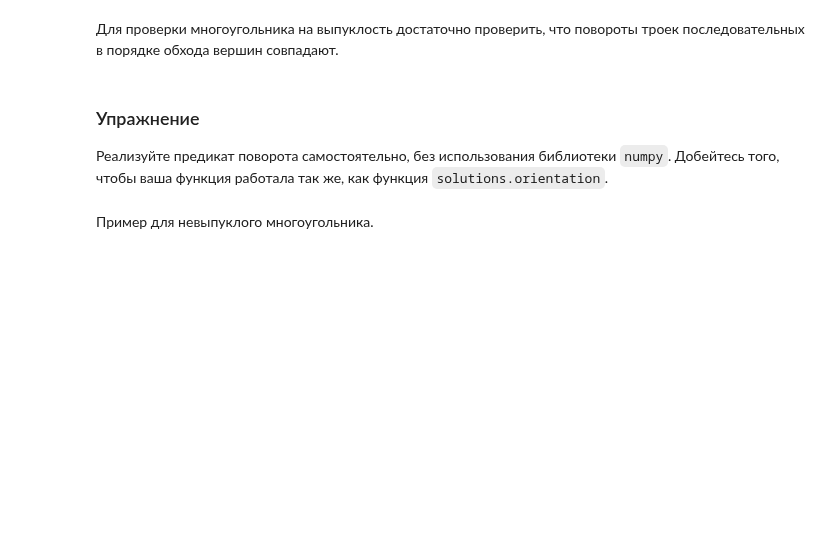
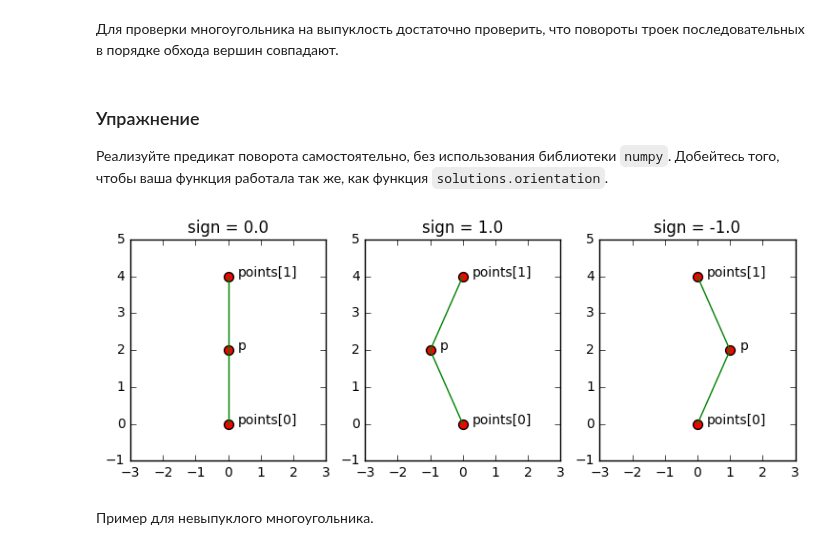
Before and after one commit to CT-18/cg, a Jupyter notebook: foundation.ipynb, the cells around one changed output. Drawn from its saved outputs; the diff is of its cells as text; code cells hidden in the pictures; blank space fills up the shorter version.

Commit message:
Add separate tests for orientation

```diff
--- a/foundation.ipynb
+++ b/foundation.ipynb
@@ -201,6 +201,31 @@ $$\begin{vmatrix} a_1 & 1 \\ a_2 & 1\\ \vdots & \vdots \\ a_d & 1 \\ p_1 + \lamb
 #     pass
 
 orientation = solutions.orientation
+# %%
+tests = np.array([[[0, 0], [0, 2], [0, 4]],
+                  [[0, 0], [-1, 2], [0, 4]],
+                  [[0, 0], [1, 2], [0, 4]]])
+
+f, axes = plt.subplots(1, 3, figsize=(9, 3))
+
+for (a, p, b), axis in zip(tests, axes.reshape((3))):
+    points = [a, b]
+    point_array = np.array([a, p, b])
+
+    axis.scatter(point_array[:,0], point_array[:,1], c='r', s=50)
+    axis.plot(point_array[:,0], point_array[:,1], c='g')
+
+    dx = np.array([0.3, 0])
+    for i, q in zip([0, 1], points):
+        axis.annotate('points[{}]'.format(i), xy=q, xytext=q + dx)
+    axis.annotate('p', xy=p, xytext=p + dx)
+
+    axis.set_title("sign = {}".format(orientation(points, p)))
+    axis.axis([-3, 3, -1, 5])
+
+plt.show()
+# %% [output]
+[figure, added]
 # %%
 # Вспомогательная функция для отрисовки, список points должен содержать 9 точек
 def draw_polygon(points):
```
